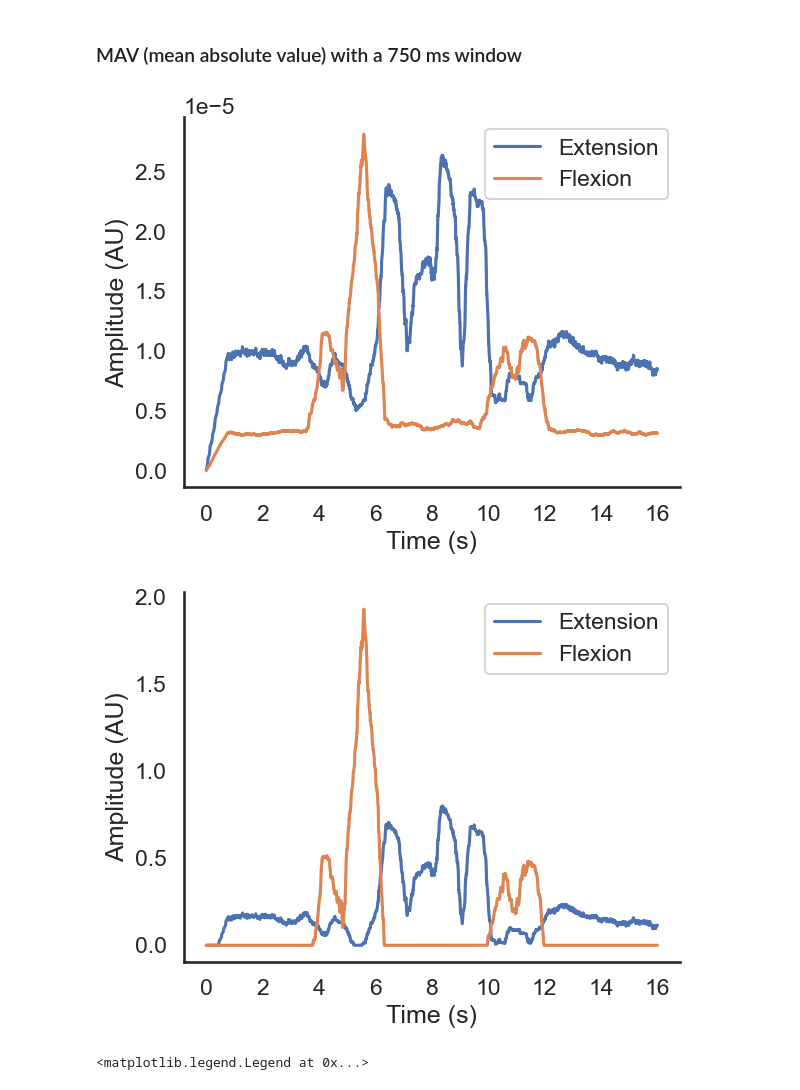
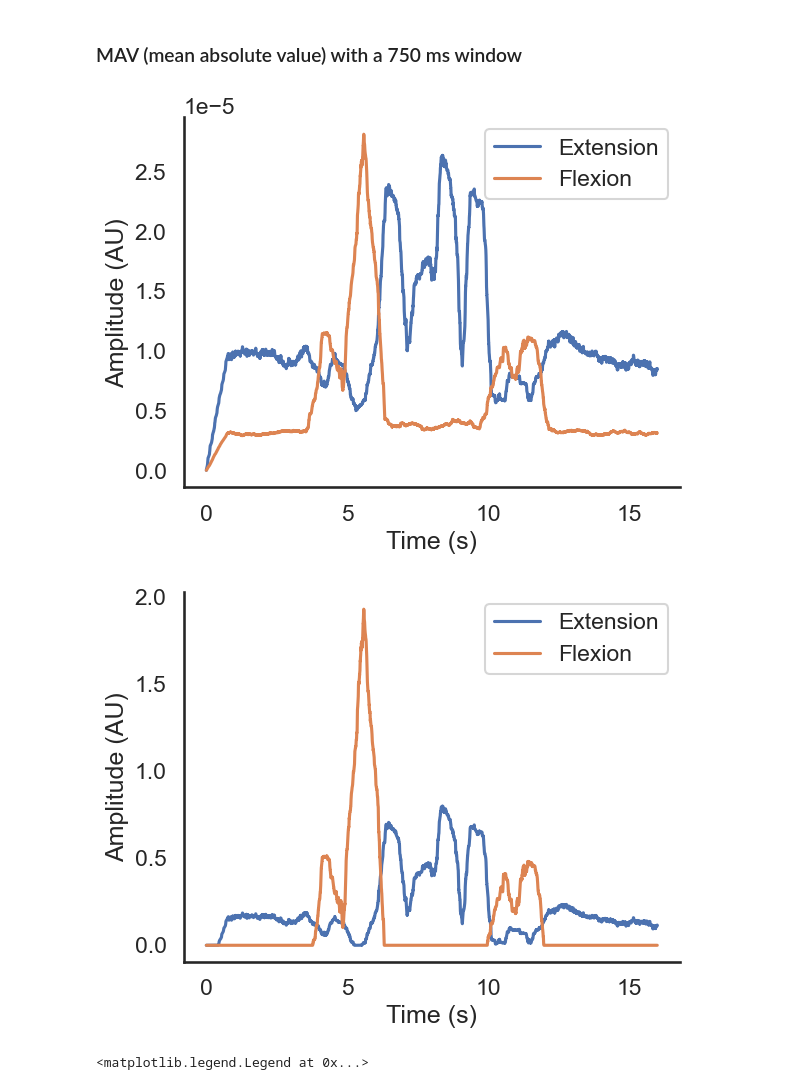
Before and after one commit to brocbacq/Thesis_analysis, a Jupyter notebook: Co_contraction from calibration.ipynb, the cells around one changed output. Cells and saved outputs as stored; diff of their text form; code cells hidden in the pictures.

```diff
--- a/Co_contraction from calibration.ipynb
+++ b/Co_contraction from calibration.ipynb
@@ -160,30 +160,30 @@ Flexion Signal Shape: (32000,)
 # %%
 def compute_mav(signal, fs, window_ms):
     window_size = int(window_ms * fs / 1000)  # Convert ms to samples
     mav = np.convolve(np.abs(signal), np.ones(window_size)/window_size, mode='full')[:len(signal)]
     return mav
 
 # Compute MAV with 750 ms window
 window_ms = 750     # ms
 mav_extension = compute_mav(filtered_extension, fs, window_ms)
 mav_flexion = compute_mav(filtered_flexion, fs, window_ms)
 
 # Time vector adjusted to MAV length
 mav_time = time_vector[:len(mav_extension)]
 
 # Plot the MAV signals
 sns.lineplot(x=mav_time, y=mav_extension, label='Extension')
 sns.lineplot(x=mav_time, y=mav_flexion, label='Flexion')
 sns.despine()
 
-plt.xticks(np.arange(0, 17, 2))
+# plt.xticks(np.arange(0, 17, 2))
 plt.xlabel('Time (s)')
 plt.ylabel('Amplitude (AU)')
 # plt.title('MAV (750 ms Window)')
 plt.legend()
 plt.show()
 # %% [output]
-[figure, old version]
+[figure, new version]
 # %%
 # Find the correct SN in the data
 selected_data = next(item for item in all_data if item["SN"] == selected_SN)
@@ -208,14 +208,14 @@ sns.lineplot(x=mav_time, y=norm_extension, label='Extension')
 sns.lineplot(x=mav_time, y=norm_flexion, label='Flexion')
 sns.despine()
 
-plt.xticks(np.arange(0, 17, 2))
+# plt.xticks(np.arange(0, 17, 2))
 plt.xlabel('Time (s)')
 plt.ylabel('Amplitude (AU)')
 # plt.title('Normalised from raw data')
 plt.legend()
 plt.show()
 # %% [output]
-[figure, old version]
+[figure, new version]
 # %%
 # Find the matching entry in the data list
 selected_entry = next((entry for entry in all_data if entry["SN"] == selected_SN and entry["BN"] == selected_BN), None)
```
Also changed, not shown: parts of 6 cells of this notebook.
